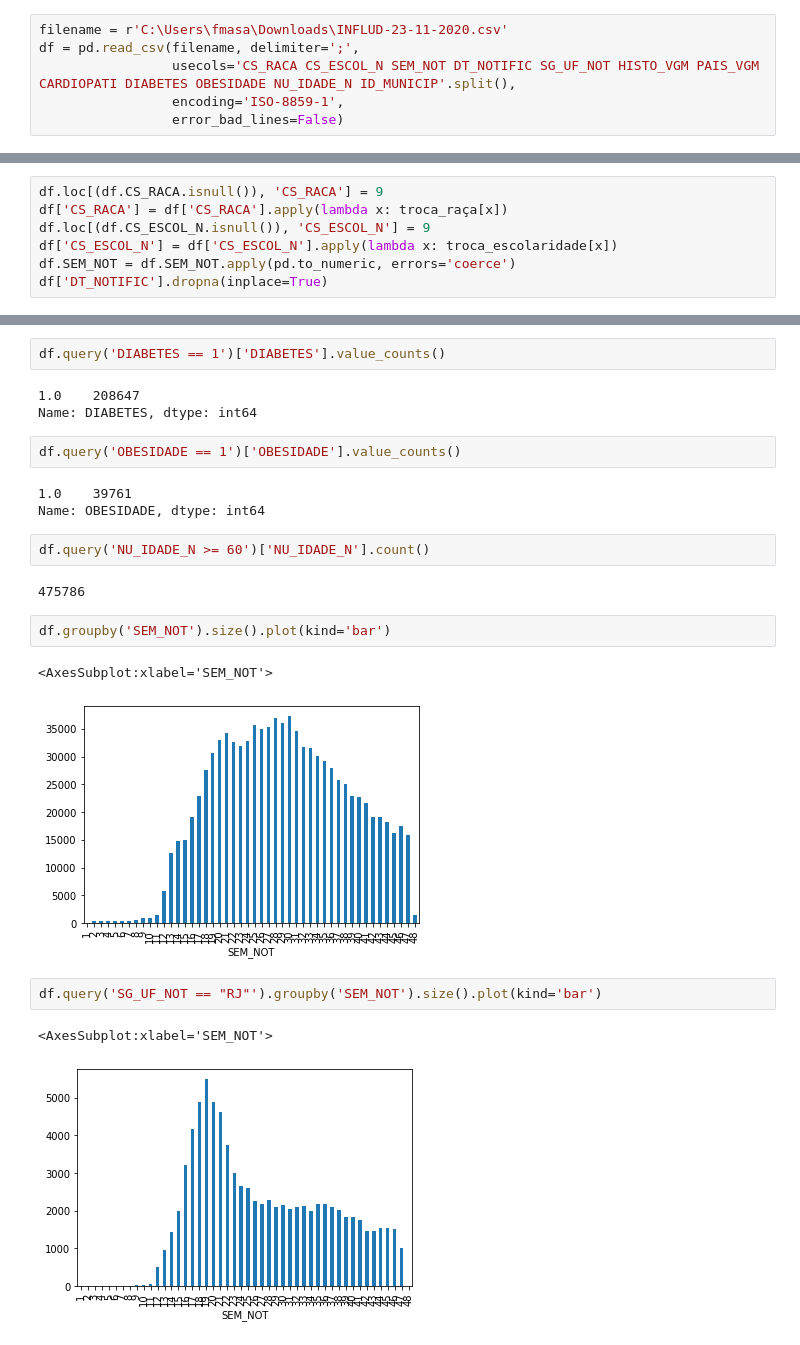
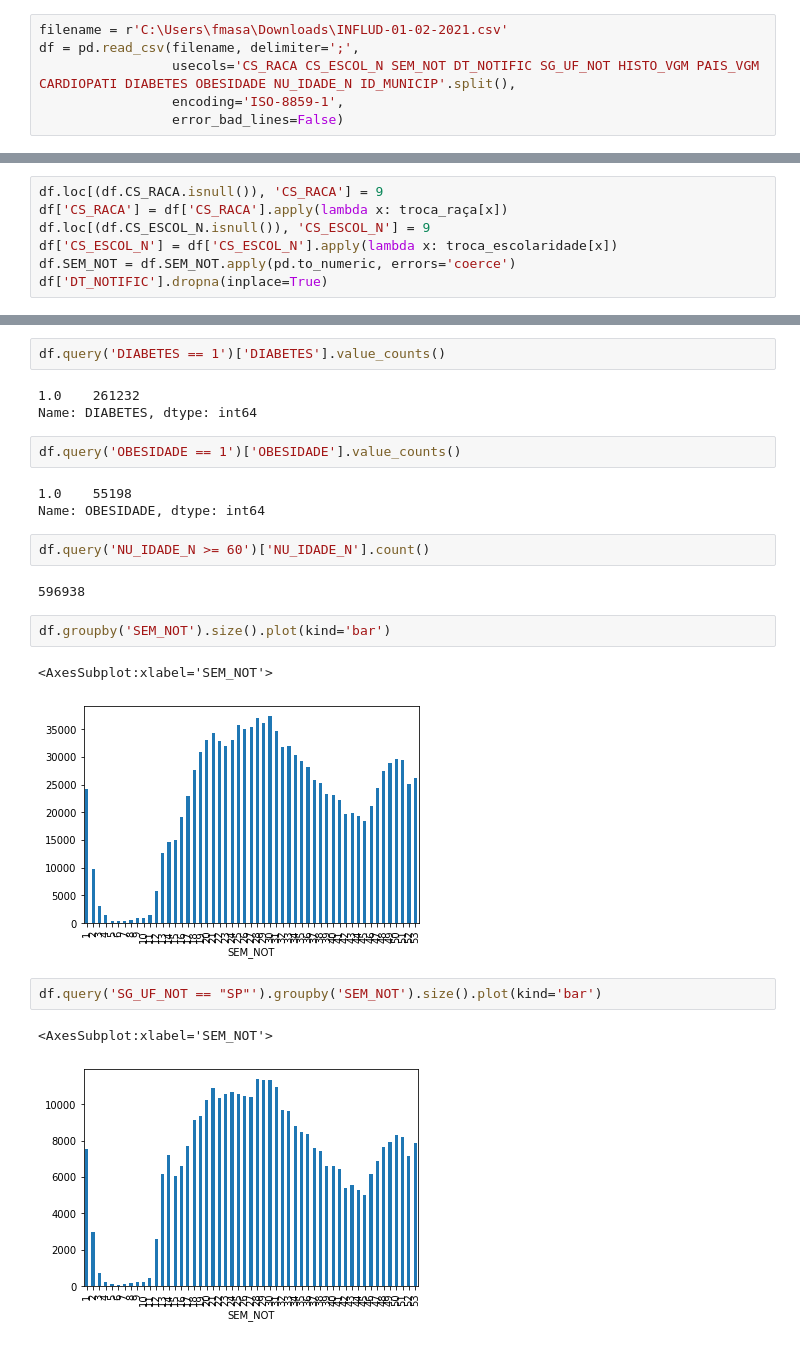
Before and after one commit to fmasanori/CursoPyLadiesSP, a Jupyter notebook: OpendataSUS SRAG 2020.ipynb, the cells around one changed output, grey strips where cells are left out. Cells and saved outputs as stored; diff of their text form.

```diff
--- a/OpendataSUS SRAG 2020.ipynb
+++ b/OpendataSUS SRAG 2020.ipynb
@@ -9,7 +9,7 @@ low_memory=False
 pd.options.display.max_columns = 80
 pd.options.display.max_rows = 90
 # %%
-filename = r'C:\Users\fmasa\Downloads\INFLUD-23-11-2020.csv'
+filename = r'C:\Users\fmasa\Downloads\INFLUD-01-02-2021.csv'
 df = pd.read_csv(filename, delimiter=';',
                  usecols='CS_RACA CS_ESCOL_N SEM_NOT DT_NOTIFIC SG_UF_NOT HISTO_VGM PAIS_VGM CARDIOPATI DIABETES OBESIDADE NU_IDADE_N ID_MUNICIP'.split(),
                  encoding='ISO-8859-1',
@@ -136,24 +136,24 @@ Name: CARDIOPATI, dtype: int64
 # %%
 df.query('DIABETES == 1')['DIABETES'].value_counts()
 # %% [output]
-1.0    208647
+1.0    261232
 Name: DIABETES, dtype: int64
 # %%
 df.query('OBESIDADE == 1')['OBESIDADE'].value_counts()
 # %% [output]
-1.0    39761
+1.0    55198
 Name: OBESIDADE, dtype: int64
 # %%
 df.query('NU_IDADE_N >= 60')['NU_IDADE_N'].count()
 # %% [output]
-475786
+596938
 # %%
 df.groupby('SEM_NOT').size().plot(kind='bar')
 # %% [output]
 <AxesSubplot:xlabel='SEM_NOT'>
-[figure, old version]
+[figure, new version]
 # %%
-df.query('SG_UF_NOT == "RJ"').groupby('SEM_NOT').size().plot(kind='bar')
+df.query('SG_UF_NOT == "SP"').groupby('SEM_NOT').size().plot(kind='bar')
 # %% [output]
 <AxesSubplot:xlabel='SEM_NOT'>
-[figure, old version]
+[figure, new version]
```
Also changed, not shown: parts of 14 cells of this notebook.
